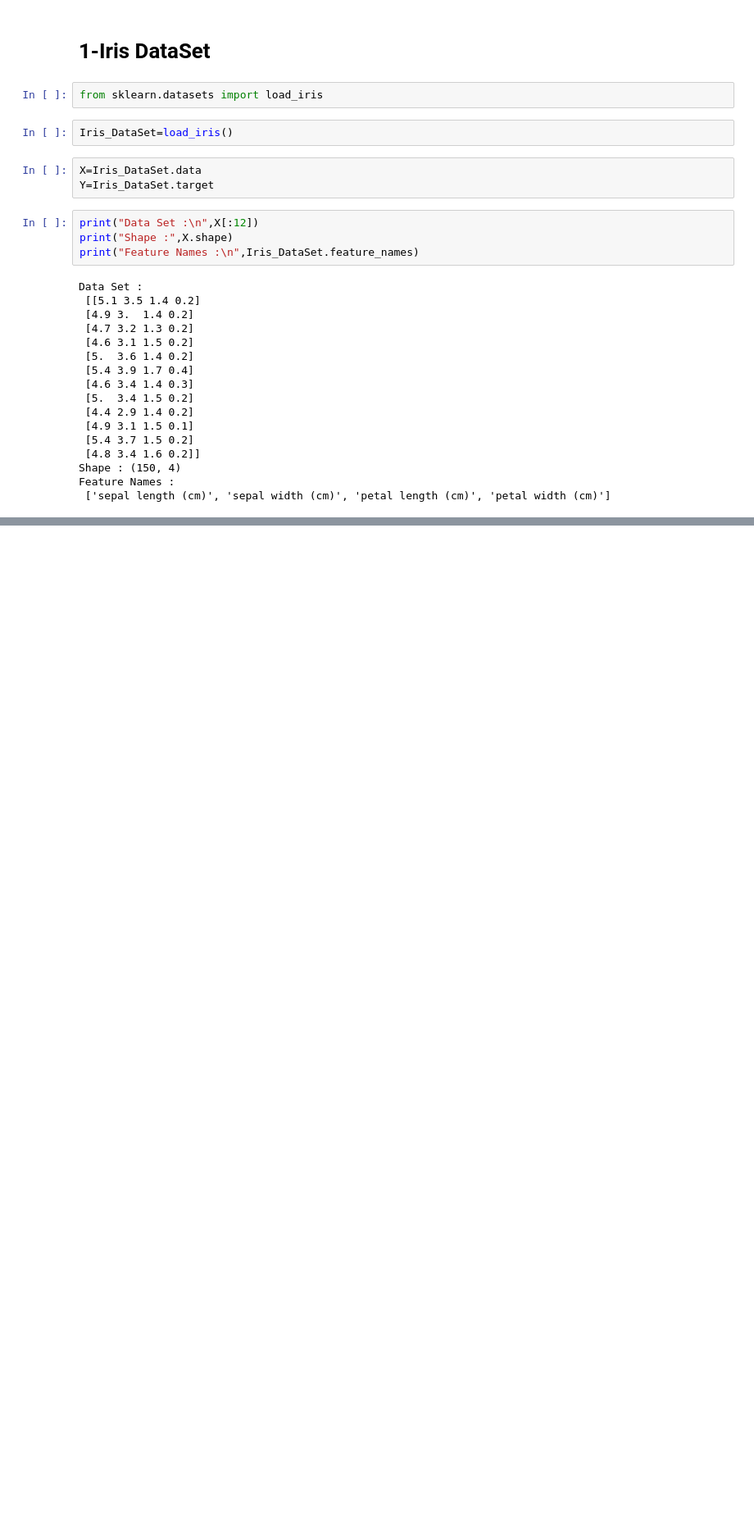
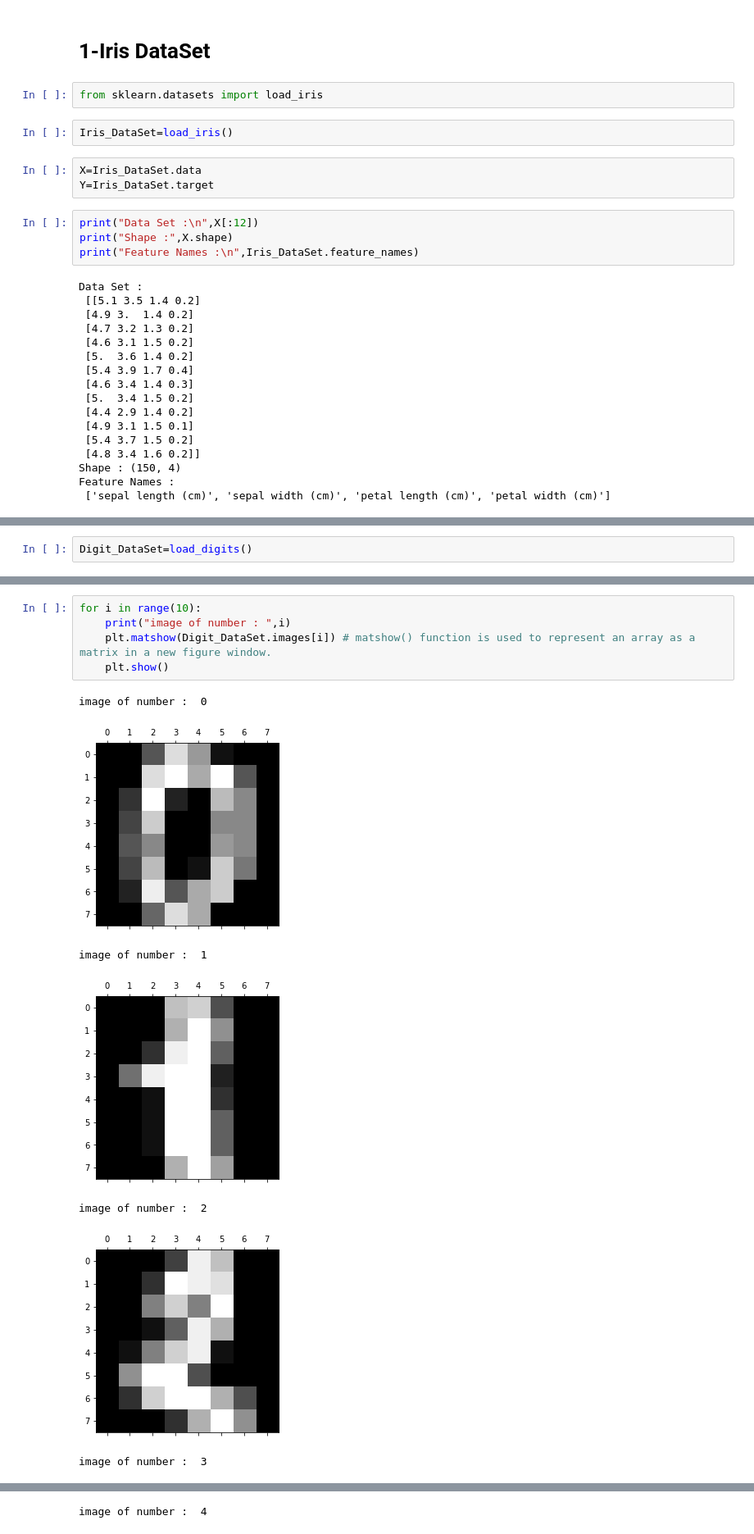
Before and after one commit to mahmoud-khaled1/Scikit-Learn, a Jupyter notebook: Training(jupyter)/1-Data Preparation/1.0-Data File From SkLearn/Data File.ipynb, the cells around one changed output, grey strips where cells are left out. Shown: that part at 82% size. Saved outputs shown, nothing was run; the diff lists cells and outputs as text; blank space fills up the shorter version.

```diff
--- a/Training(jupyter)/1-Data Preparation/1.0-Data File From SkLearn/Data File.ipynb
+++ b/Training(jupyter)/1-Data Preparation/1.0-Data File From SkLearn/Data File.ipynb
@@ -45,0 +50,2 @@ Y Shape: (150,)
+# %%
+Digit_DataSet=load_digits()
@@ -45,0 +91,13 @@ Y Shape: (150,)
+# %%
+for i in range(10):
+    print("image of number : ",i)
+    plt.matshow(Digit_DataSet.images[i]) # matshow() function is used to represent an array as a matrix in a new figure window.
+    plt.show()
+# %% [output]
+image of number :  0
+[figure, added]
+image of number :  1
+[figure, added]
+image of number :  2
+[figure, added]
+image of number :  3
@@ -45,0 +105 @@ Y Shape: (150,)
+image of number :  4
```
Also changed, not shown: parts of 9 cells of this notebook.
